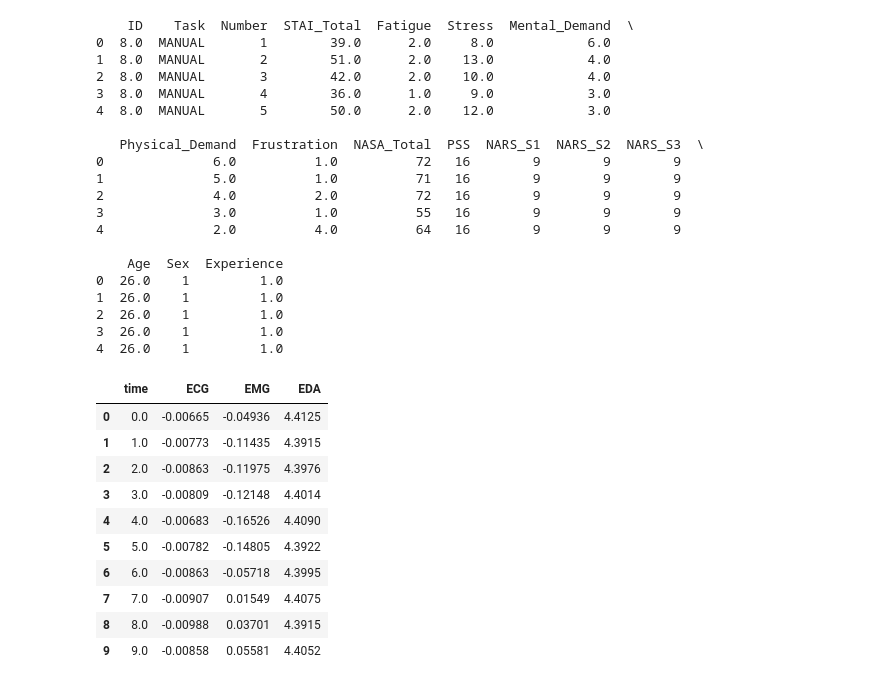
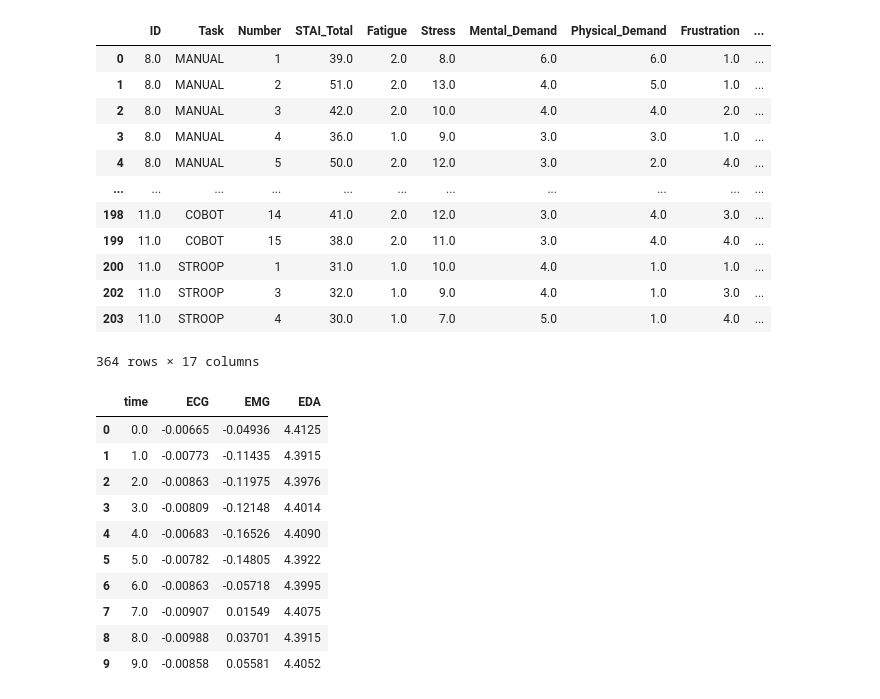
Before and after one commit to k0ruy/cobot-stress-testing, a Jupyter notebook: physio_jup.ipynb, the cells around one changed output. Saved outputs shown, nothing was run; the diff lists cells and outputs as text; code cells hidden in the pictures.

```diff
--- a/physio_jup.ipynb
+++ b/physio_jup.ipynb
@@ -10,30 +10,23 @@ import numpy as np
 # %%
 # Import questionnaires and subjects data
 with open('questionnaires.pkl', 'rb') as f:
     subject_data = pickle.load(f)
 
-print(subject_data.head())
+subject_data
 # %% [output]
+|  | ID | Task | Number | STAI_Total | Fatigue | Stress | Mental_Demand | Physical_Demand | Frustration | ... |
+| 0 | 8.0 | MANUAL | 1 | 39.0 | 2.0 | 8.0 | 6.0 | 6.0 | 1.0 | ... |
+| 1 | 8.0 | MANUAL | 2 | 51.0 | 2.0 | 13.0 | 4.0 | 5.0 | 1.0 | ... |
+| 2 | 8.0 | MANUAL | 3 | 42.0 | 2.0 | 10.0 | 4.0 | 4.0 | 2.0 | ... |
+| 3 | 8.0 | MANUAL | 4 | 36.0 | 1.0 | 9.0 | 3.0 | 3.0 | 1.0 | ... |
+| 4 | 8.0 | MANUAL | 5 | 50.0 | 2.0 | 12.0 | 3.0 | 2.0 | 4.0 | ... |
+| ... | ... | ... | ... | ... | ... | ... | ... | ... | ... | ... |
+| 198 | 11.0 | COBOT | 14 | 41.0 | 2.0 | 12.0 | 3.0 | 4.0 | 3.0 | ... |
+| 199 | 11.0 | COBOT | 15 | 38.0 | 2.0 | 11.0 | 3.0 | 4.0 | 4.0 | ... |
+| 200 | 11.0 | STROOP | 1 | 31.0 | 1.0 | 10.0 | 4.0 | 1.0 | 1.0 | ... |
+| 202 | 11.0 | STROOP | 3 | 32.0 | 1.0 | 9.0 | 4.0 | 1.0 | 3.0 | ... |
+| 203 | 11.0 | STROOP | 4 | 30.0 | 1.0 | 7.0 | 5.0 | 1.0 | 4.0 | ... |
-    ID    Task  Number  STAI_Total  Fatigue  Stress  Mental_Demand  \
-0  8.0  MANUAL       1        39.0      2.0     8.0            6.0
-1  8.0  MANUAL       2        51.0      2.0    13.0            4.0
-2  8.0  MANUAL       3        42.0      2.0    10.0            4.0
-3  8.0  MANUAL       4        36.0      1.0     9.0            3.0
-4  8.0  MANUAL       5        50.0      2.0    12.0            3.0
-
-   Physical_Demand  Frustration  NASA_Total  PSS  NARS_S1  NARS_S2  NARS_S3  \
-0              6.0          1.0          72   16        9        9        9
-1              5.0          1.0          71   16        9        9        9
-2              4.0          2.0          72   16        9        9        9
-3              3.0          1.0          55   16        9        9        9
-4              2.0          4.0          64   16        9        9        9
-
-    Age  Sex  Experience
-0  26.0    1         1.0
-1  26.0    1         1.0
-2  26.0    1         1.0
-3  26.0    1         1.0
-4  26.0    1         1.0
+364 rows × 17 columns
 # %%
 # Import signals
 signals, fs = sis.import_opensignals('signals_example.txt')
```
Also changed, not shown: 3 other files.
